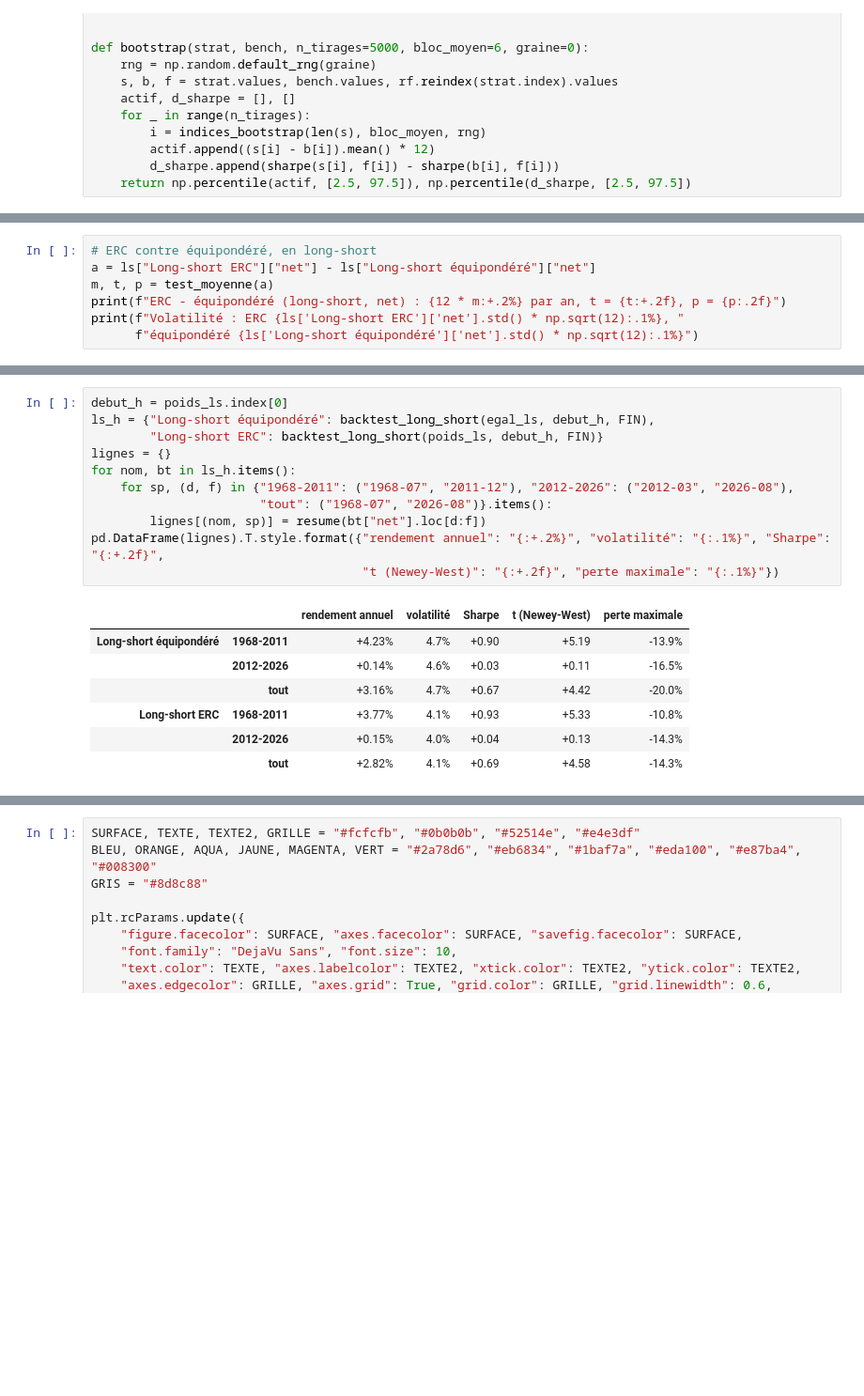
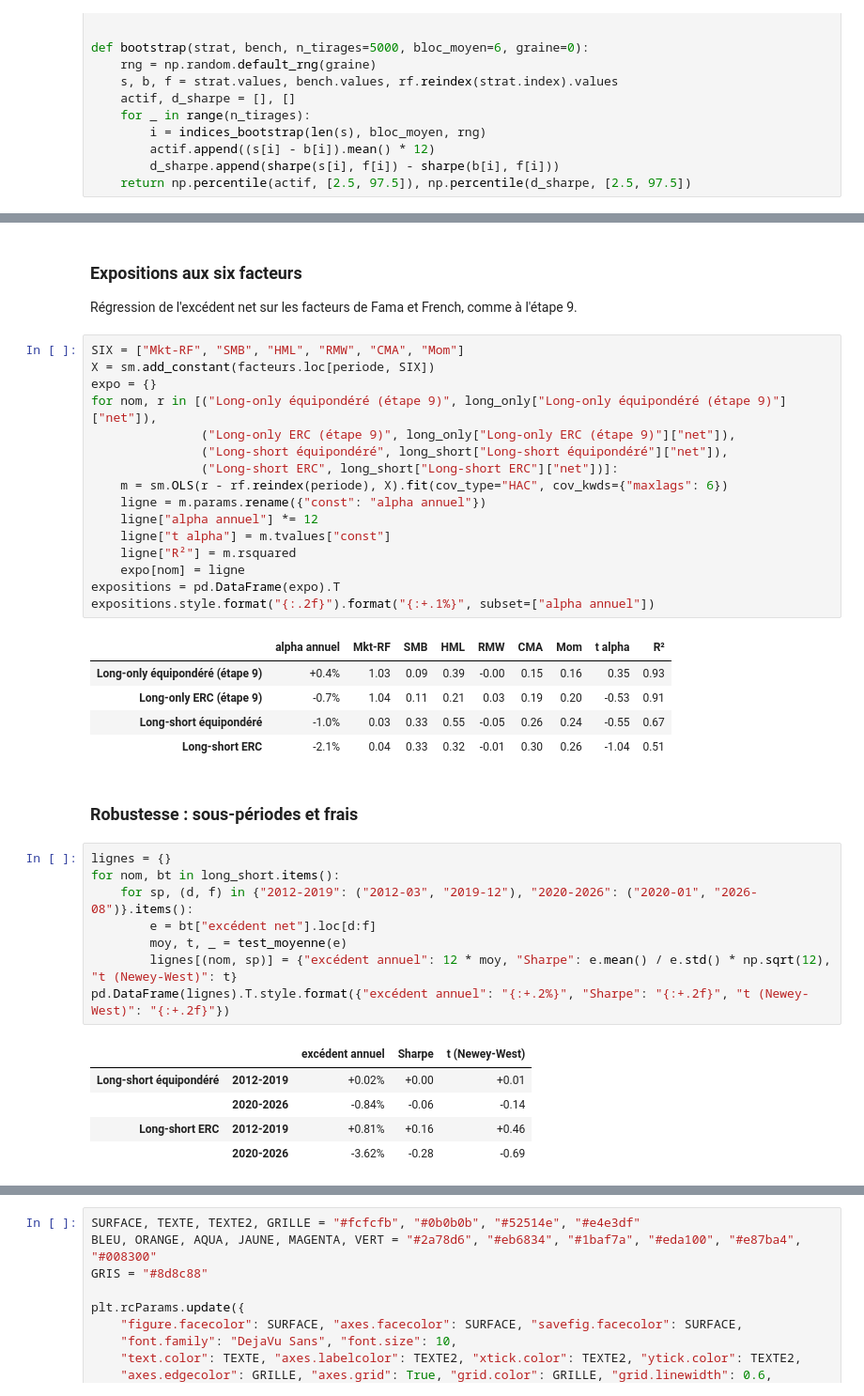
Before and after one commit to Anto279/conformal-factor-allocation, a Jupyter notebook: notebooks/etape10_2_long_short.ipynb, the cells around one changed output, grey strips where cells are left out. Shown at 94% size. Saved outputs shown, nothing was run; the diff lists cells and outputs as text; blank space fills up the shorter version.

Commit message:
Étape 10.2 refaite : long-short sur les actions de l'univers

```diff
--- a/notebooks/etape10_2_long_short.ipynb
+++ b/notebooks/etape10_2_long_short.ipynb
@@ -322,7 +203,0 @@ Période : 2012-03 à 2026-08, 174 mois
-# %%
-# ERC contre équipondéré, en long-short
-a = ls["Long-short ERC"]["net"] - ls["Long-short équipondéré"]["net"]
-m, t, p = test_moyenne(a)
-print(f"ERC - équipondéré (long-short, net) : {12 * m:+.2%} par an, t = {t:+.2f}, p = {p:.2f}")
-print(f"Volatilité : ERC {ls['Long-short ERC']['net'].std() * np.sqrt(12):.1%}, "
-      f"équipondéré {ls['Long-short équipondéré']['net'].std() * np.sqrt(12):.1%}")
@@ -336,19 +346,42 @@ Même calcul de juillet 1968 (60 mois de recul nécessaires) à août 2026. Les
+# %% [markdown]
+### Expositions aux six facteurs
+
+Régression de l'excédent net sur les facteurs de Fama et French, comme à l'étape 9.
+# %%
+SIX = ["Mkt-RF", "SMB", "HML", "RMW", "CMA", "Mom"]
+X = sm.add_constant(facteurs.loc[periode, SIX])
+expo = {}
+for nom, r in [("Long-only équipondéré (étape 9)", long_only["Long-only équipondéré (étape 9)"]["net"]),
+               ("Long-only ERC (étape 9)", long_only["Long-only ERC (étape 9)"]["net"]),
+               ("Long-short équipondéré", long_short["Long-short équipondéré"]["net"]),
+               ("Long-short ERC", long_short["Long-short ERC"]["net"])]:
+    m = sm.OLS(r - rf.reindex(periode), X).fit(cov_type="HAC", cov_kwds={"maxlags": 6})
+    ligne = m.params.rename({"const": "alpha annuel"})
+    ligne["alpha annuel"] *= 12
+    ligne["t alpha"] = m.tvalues["const"]
+    ligne["R²"] = m.rsquared
+    expo[nom] = ligne
+expositions = pd.DataFrame(expo).T
+expositions.style.format("{:.2f}").format("{:+.1%}", subset=["alpha annuel"])
+# %% [output]
+|  | alpha annuel | Mkt-RF | SMB | HML | RMW | CMA | Mom | t alpha | R² |
+| Long-only équipondéré (étape 9) | +0.4% | 1.03 | 0.09 | 0.39 | -0.00 | 0.15 | 0.16 | 0.35 | 0.93 |
+| Long-only ERC (étape 9) | -0.7% | 1.04 | 0.11 | 0.21 | 0.03 | 0.19 | 0.20 | -0.53 | 0.91 |
+| Long-short équipondéré | -1.0% | 0.03 | 0.33 | 0.55 | -0.05 | 0.26 | 0.24 | -0.55 | 0.67 |
+| Long-short ERC | -2.1% | 0.04 | 0.33 | 0.32 | -0.01 | 0.30 | 0.26 | -1.04 | 0.51 |
+# %% [markdown]
+### Robustesse : sous-périodes et frais
 # %%
-debut_h = poids_ls.index[0]
-ls_h = {"Long-short équipondéré": backtest_long_short(egal_ls, debut_h, FIN),
-        "Long-short ERC": backtest_long_short(poids_ls, debut_h, FIN)}
 lignes = {}
-for nom, bt in ls_h.items():
-    for sp, (d, f) in {"1968-2011": ("1968-07", "2011-12"), "2012-2026": ("2012-03", "2026-08"),
-                       "tout": ("1968-07", "2026-08")}.items():
-        lignes[(nom, sp)] = resume(bt["net"].loc[d:f])
-pd.DataFrame(lignes).T.style.format({"rendement annuel": "{:+.2%}", "volatilité": "{:.1%}", "Sharpe": "{:+.2f}",
-                                     "t (Newey-West)": "{:+.2f}", "perte maximale": "{:.1%}"})
+for nom, bt in long_short.items():
+    for sp, (d, f) in {"2012-2019": ("2012-03", "2019-12"), "2020-2026": ("2020-01", "2026-08")}.items():
+        e = bt["excédent net"].loc[d:f]
+        moy, t, _ = test_moyenne(e)
+        lignes[(nom, sp)] = {"excédent annuel": 12 * moy, "Sharpe": e.mean() / e.std() * np.sqrt(12), "t (Newey-West)": t}
+pd.DataFrame(lignes).T.style.format({"excédent annuel": "{:+.2%}", "Sharpe": "{:+.2f}", "t (Newey-West)": "{:+.2f}"})
 # %% [output]
-|  |  | rendement annuel | volatilité | Sharpe | t (Newey-West) | perte maximale |
-| Long-short équipondéré | 1968-2011 | +4.23% | 4.7% | +0.90 | +5.19 | -13.9% |
-|  | 2012-2026 | +0.14% | 4.6% | +0.03 | +0.11 | -16.5% |
-|  | tout | +3.16% | 4.7% | +0.67 | +4.42 | -20.0% |
-| Long-short ERC | 1968-2011 | +3.77% | 4.1% | +0.93 | +5.33 | -10.8% |
-|  | 2012-2026 | +0.15% | 4.0% | +0.04 | +0.13 | -14.3% |
-|  | tout | +2.82% | 4.1% | +0.69 | +4.58 | -14.3% |
+|  |  | excédent annuel | Sharpe | t (Newey-West) |
+| Long-short équipondéré | 2012-2019 | +0.02% | +0.00 | +0.01 |
+|  | 2020-2026 | -0.84% | -0.06 | -0.14 |
+| Long-short ERC | 2012-2019 | +0.81% | +0.16 | +0.46 |
+|  | 2020-2026 | -3.62% | -0.28 | -0.69 |
```
Also changed, not shown: parts of 23 cells of this notebook, 3 other files.
